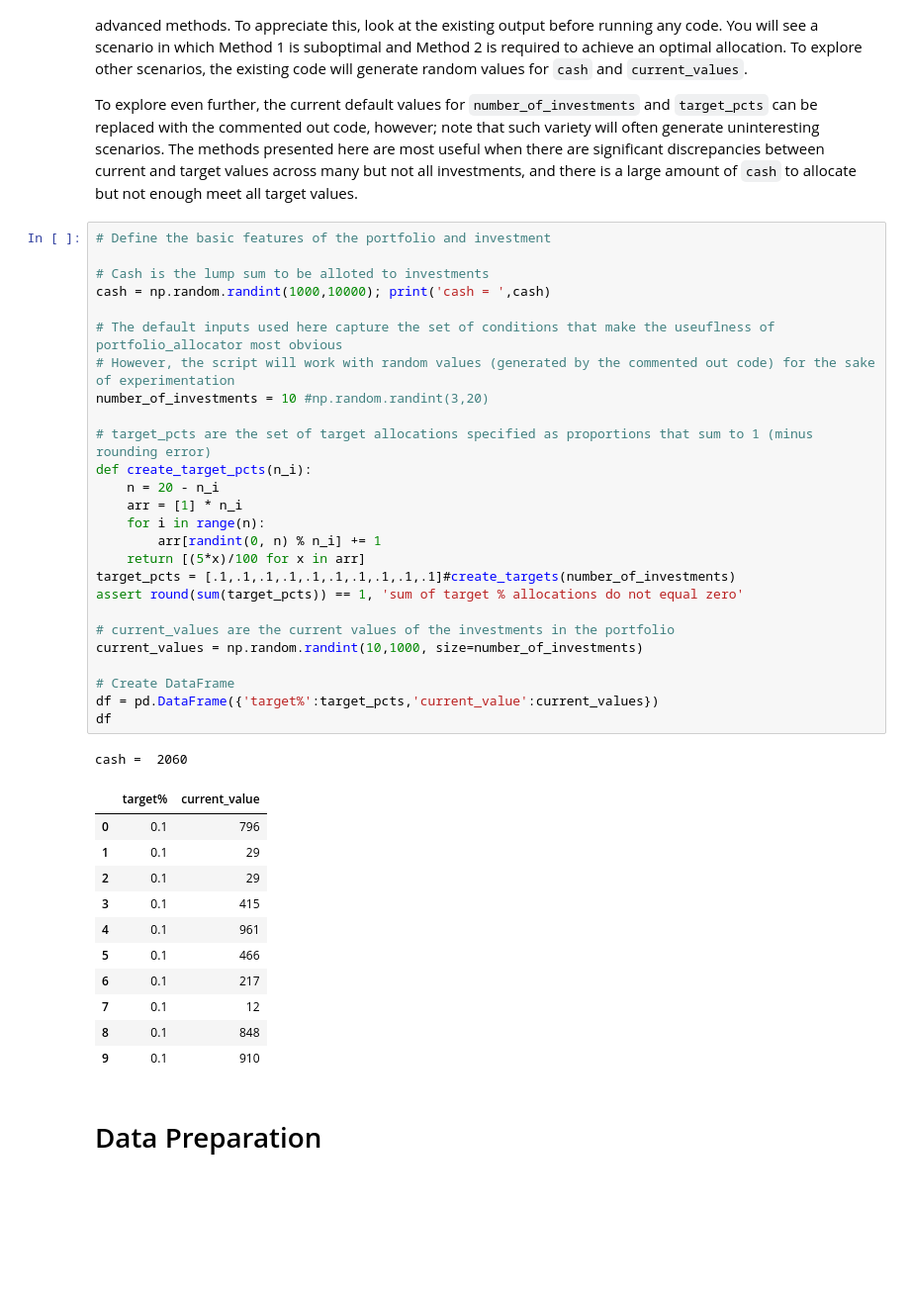
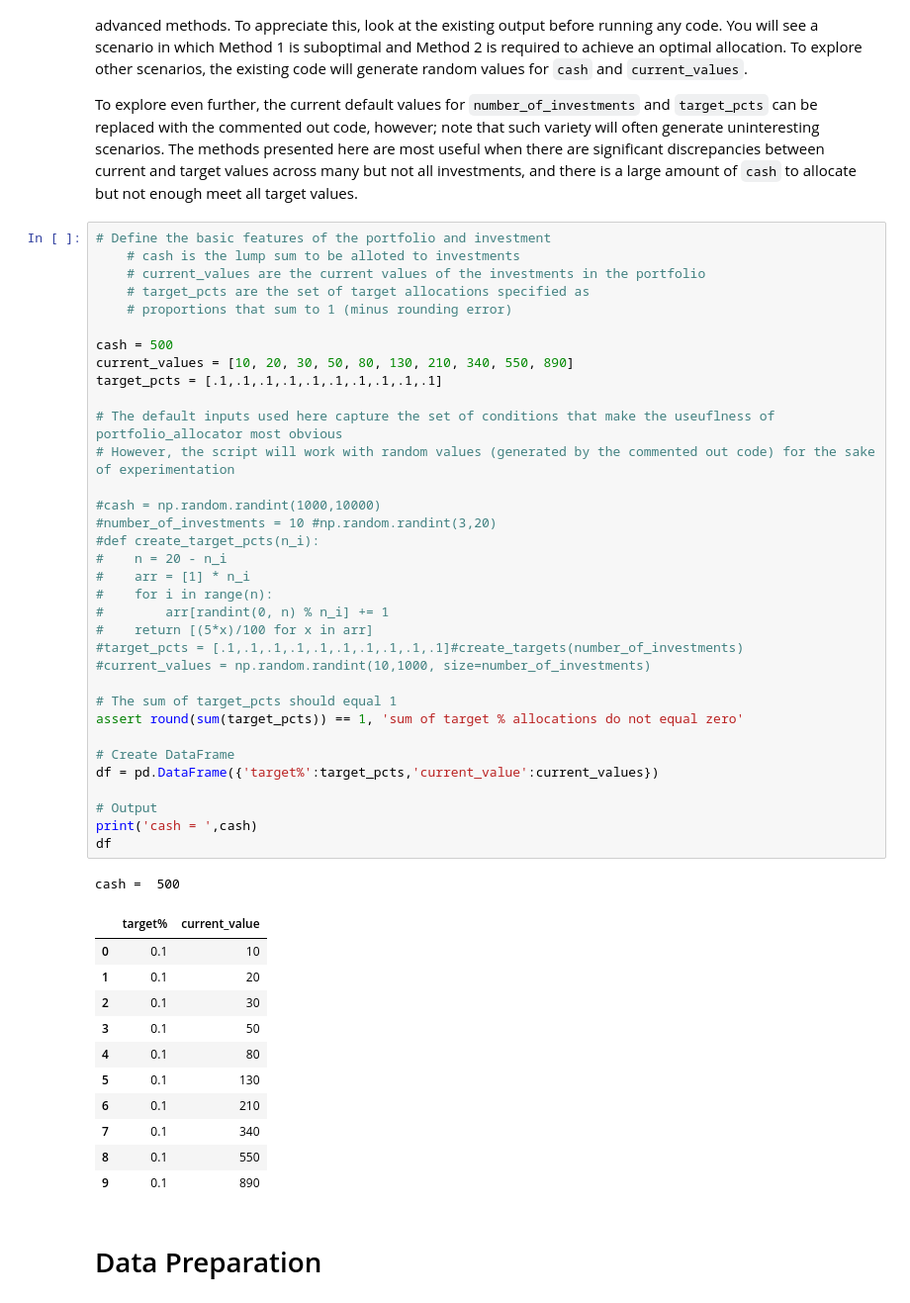
Before and after one commit to Michael-Covell/portfolio_allocator, a Jupyter notebook: portfolio_allocator_tour.ipynb, the cells around one changed output. Shown at 99% size. Saved outputs shown, nothing was run; the diff lists cells and outputs as text; blank space fills up the shorter version.

```diff
--- a/portfolio_allocator_tour.ipynb
+++ b/portfolio_allocator_tour.ipynb
@@ -21,43 +21,51 @@ The utility of the portfolio allocation methods will vary depending on these inp
 To explore even further, the current default values for `number_of_investments` and `target_pcts` can be replaced with the commented out code, however; note that such variety will often generate uninteresting scenarios.  The methods presented here are most useful when there are significant discrepancies between current and target values across many but not all investments, and there is a large amount of `cash` to allocate but not enough meet all target values.
 # %%
 # Define the basic features of the portfolio and investment
+    # cash is the lump sum to be alloted to investments
+    # current_values are the current values of the investments in the portfolio
+    # target_pcts are the set of target allocations specified as
+    # proportions that sum to 1 (minus rounding error)
 
-# Cash is the lump sum to be alloted to investments
-cash = np.random.randint(1000,10000); print('cash = ',cash)
+cash = 500
+current_values = [10, 20, 30, 50, 80, 130, 210, 340, 550, 890]
+target_pcts = [.1,.1,.1,.1,.1,.1,.1,.1,.1,.1]
 
 # The default inputs used here capture the set of conditions that make the useuflness of portfolio_allocator most obvious
 # However, the script will work with random values (generated by the commented out code) for the sake of experimentation
-number_of_investments = 10 #np.random.randint(3,20)
 
-# target_pcts are the set of target allocations specified as proportions that sum to 1 (minus rounding error)
-def create_target_pcts(n_i):
-    n = 20 - n_i
-    arr = [1] * n_i
-    for i in range(n):
-        arr[randint(0, n) % n_i] += 1
-    return [(5*x)/100 for x in arr]
-target_pcts = [.1,.1,.1,.1,.1,.1,.1,.1,.1,.1]#create_targets(number_of_investments)
+#cash = np.random.randint(1000,10000)
+#number_of_investments = 10 #np.random.randint(3,20)
+#def create_target_pcts(n_i):
+#    n = 20 - n_i
+#    arr = [1] * n_i
+#    for i in range(n):
+#        arr[randint(0, n) % n_i] += 1
+#    return [(5*x)/100 for x in arr]
+#target_pcts = [.1,.1,.1,.1,.1,.1,.1,.1,.1,.1]#create_targets(number_of_investments)
+#current_values = np.random.randint(10,1000, size=number_of_investments)
+
+# The sum of target_pcts should equal 1
 assert round(sum(target_pcts)) == 1, 'sum of target % allocations do not equal zero'
-
-# current_values are the current values of the investments in the portfolio
-current_values = np.random.randint(10,1000, size=number_of_investments)
 
 # Create DataFrame
 df = pd.DataFrame({'target%':target_pcts,'current_value':current_values})
+
+# Output
+print('cash = ',cash)
 df
 # %% [output]
-cash =  2060
+cash =  500
 |  | target% | current_value |
-| 0 | 0.1 | 796 |
-| 1 | 0.1 | 29 |
-| 2 | 0.1 | 29 |
-| 3 | 0.1 | 415 |
-| 4 | 0.1 | 961 |
-| 5 | 0.1 | 466 |
-| 6 | 0.1 | 217 |
-| 7 | 0.1 | 12 |
-| 8 | 0.1 | 848 |
-| 9 | 0.1 | 910 |
+| 0 | 0.1 | 10 |
+| 1 | 0.1 | 20 |
+| 2 | 0.1 | 30 |
+| 3 | 0.1 | 50 |
+| 4 | 0.1 | 80 |
+| 5 | 0.1 | 130 |
+| 6 | 0.1 | 210 |
+| 7 | 0.1 | 340 |
+| 8 | 0.1 | 550 |
+| 9 | 0.1 | 890 |
 # %% [markdown]
 # Data Preparation
 # %%
```
Also changed, not shown: parts of 10 cells of this notebook.
